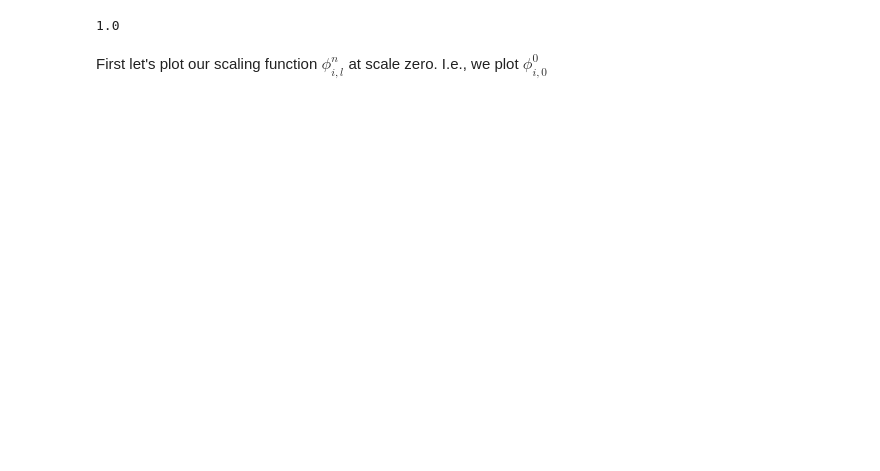
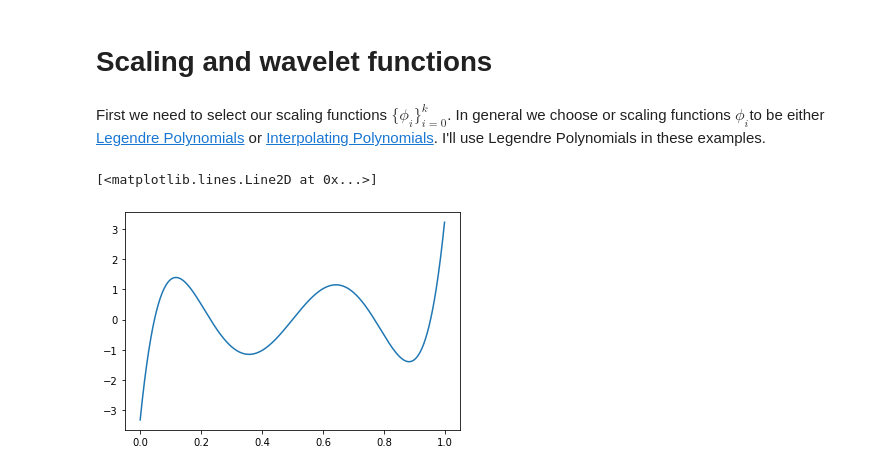
Before and after one commit to bjorgve/hylleraas_school, a Jupyter notebook: HylleraasSchool.ipynb, the cells around one changed output. Saved outputs shown, nothing was run; the diff lists cells and outputs as text; code cells hidden in the pictures; blank space fills up the shorter version.

```diff
--- a/HylleraasSchool.ipynb
+++ b/HylleraasSchool.ipynb
@@ -20,6 +5,17 @@ wavelet = basis.wavelet
-# %%
-scaling(0,0,0)([0.0])
-# %% [output]
-1.0
-# %% [markdown]
-First let's plot our scaling function $\phi_{i, l}^n$ at scale zero. I.e., we plot $\phi_{i, 0}^0$
+# %% [markdown]
+# Scaling and wavelet functions
+# %% [markdown]
+First we need to select our scaling functions $\{\phi_i\}_{i=0}^k$. In general we choose or scaling functions $\phi_i$to be either [Legendre Polynomials](https://en.wikipedia.org/wiki/Legendre_polynomials) or [Interpolating Polynomials](https://en.wikipedia.org/wiki/Polynomial_interpolation). I'll use Legendre Polynomials in these examples.
+# %%
+from vampyr import LegendreBasis
+
+basis_set = LegendreBasis(5)
+scaling = basis_set.scaling
+
+
+x = np.arange(0.0, 1.0, 0.001)
+y = [scaling(i=5)([_]) for _ in x] # Luca, er det rett å si linear, quadratic, cubic
+plt.plot(x, y)
+# %% [output]
+[<matplotlib.lines.Line2D at 0x...>]
+[figure, added]
```
Also changed, not shown: parts of 16 cells of this notebook.
